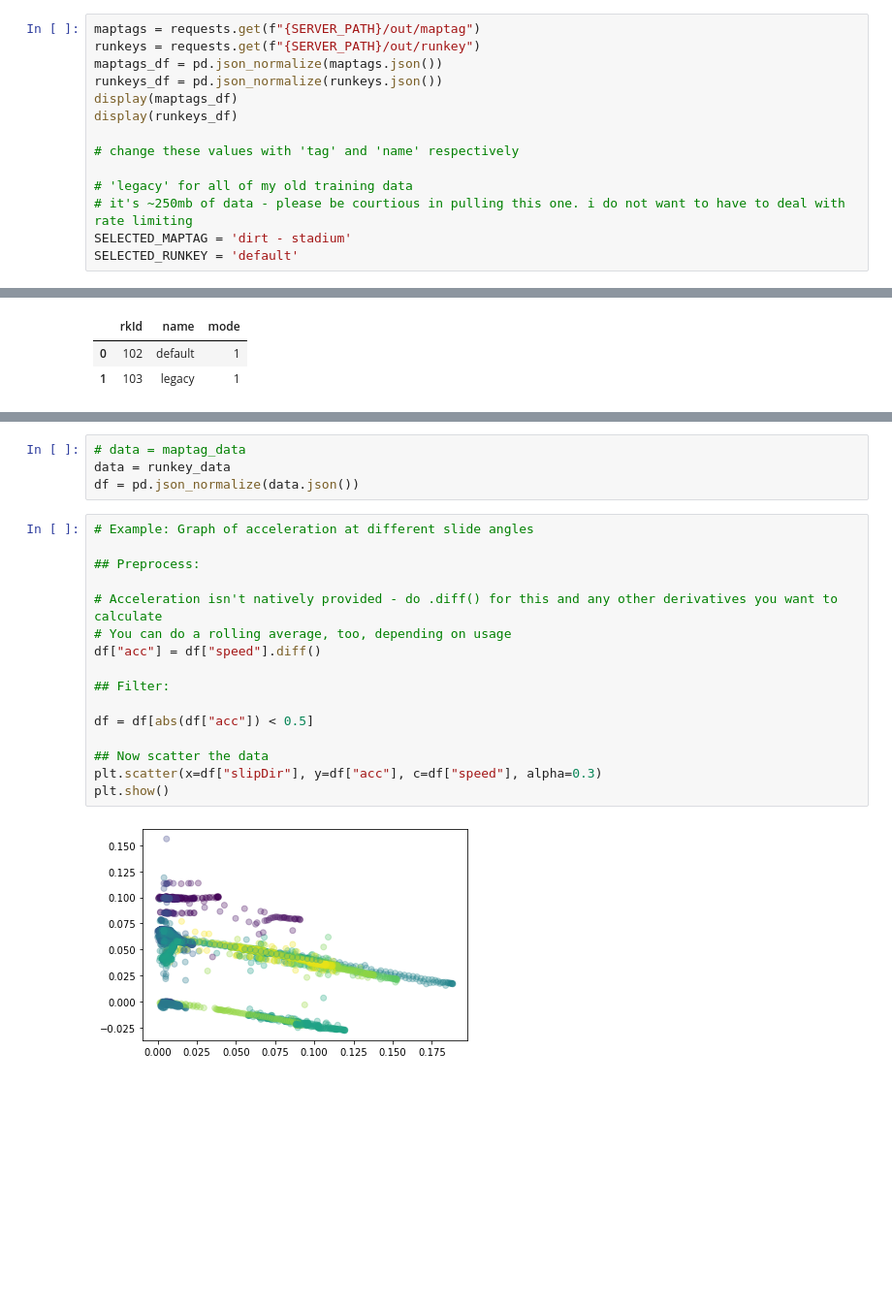
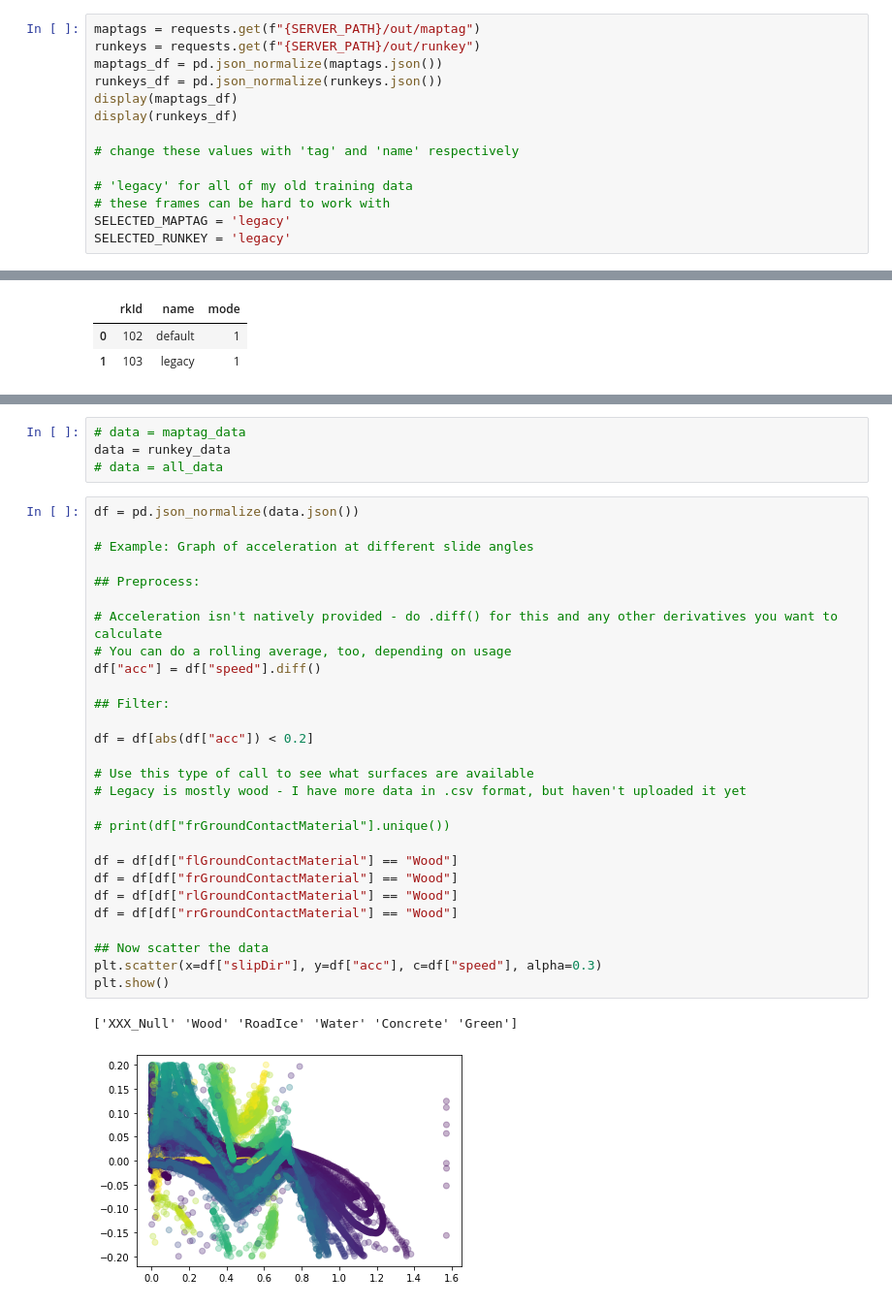
Before and after one commit to smalljustin/gigachad-analysis-workbook, a Jupyter notebook: gigachad-analysis-workbook.ipynb, the cells around one changed output, grey strips where cells are left out. Shown at 97% size. Cells and saved outputs as stored; diff of their text form; blank space fills up the shorter version.

```diff
--- a/gigachad-analysis-workbook.ipynb
+++ b/gigachad-analysis-workbook.ipynb
@@ -48,9 +48,9 @@ display(runkeys_df)
 # change these values with 'tag' and 'name' respectively
 
 # 'legacy' for all of my old training data
-# it's ~250mb of data - please be courtious in pulling this one. i do not want to have to deal with rate limiting
-SELECTED_MAPTAG = 'dirt - stadium'
-SELECTED_RUNKEY = 'default'
+# these frames can be hard to work with
+SELECTED_MAPTAG = 'legacy'
+SELECTED_RUNKEY = 'legacy'
 # %% [output]
 |  | mtId | mapUuid | tag | username |
 | 0 | 2 | bu5OUM_XDFQ7w_vnhQOopNsyJQ8 | dirt - stadium | sgt_bigbird |
@@ -73,22 +79,35 @@ Loaded 3566552 chars of maptag data, 3566552 chars of runkey data
 # %%
 # data = maptag_data
 data = runkey_data
-df = pd.json_normalize(data.json())
+# data = all_data
 # %%
+df = pd.json_normalize(data.json())
+
 # Example: Graph of acceleration at different slide angles
 
 ## Preprocess:
 
 # Acceleration isn't natively provided - do .diff() for this and any other derivatives you want to calculate
 # You can do a rolling average, too, depending on usage
 df["acc"] = df["speed"].diff()
 
 ## Filter:
 
-df = df[abs(df["acc"]) < 0.5]
+df = df[abs(df["acc"]) < 0.2]
+
+# Use this type of call to see what surfaces are available
+# Legacy is mostly wood - I have more data in .csv format, but haven't uploaded it yet
+
+# print(df["frGroundContactMaterial"].unique())
+
+df = df[df["flGroundContactMaterial"] == "Wood"]
+df = df[df["frGroundContactMaterial"] == "Wood"]
+df = df[df["rlGroundContactMaterial"] == "Wood"]
+df = df[df["rrGroundContactMaterial"] == "Wood"]
 
 ## Now scatter the data
 plt.scatter(x=df["slipDir"], y=df["acc"], c=df["speed"], alpha=0.3)
 plt.show()
 # %% [output]
+['XXX_Null' 'Wood' 'RoadIce' 'Water' 'Concrete' 'Green']
-[figure, old version]
+[figure, new version]
```
Also changed, not shown: parts of 1 cell of this notebook, 3 other files.
